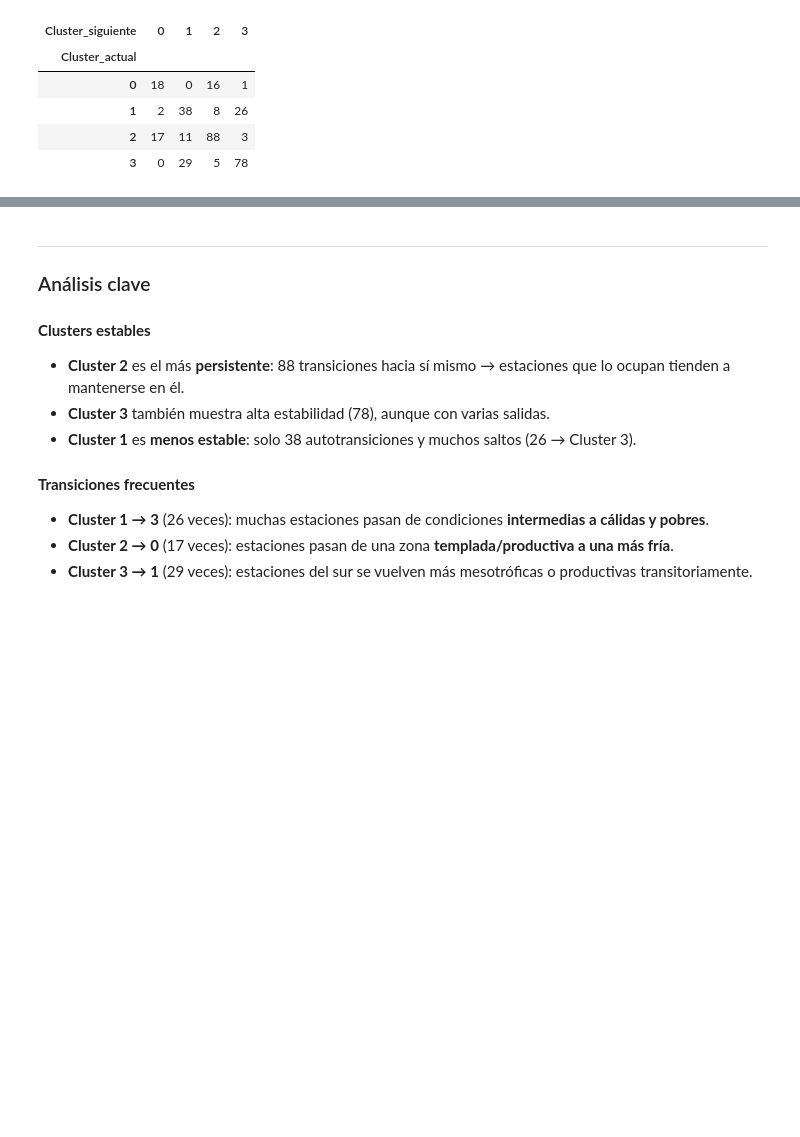
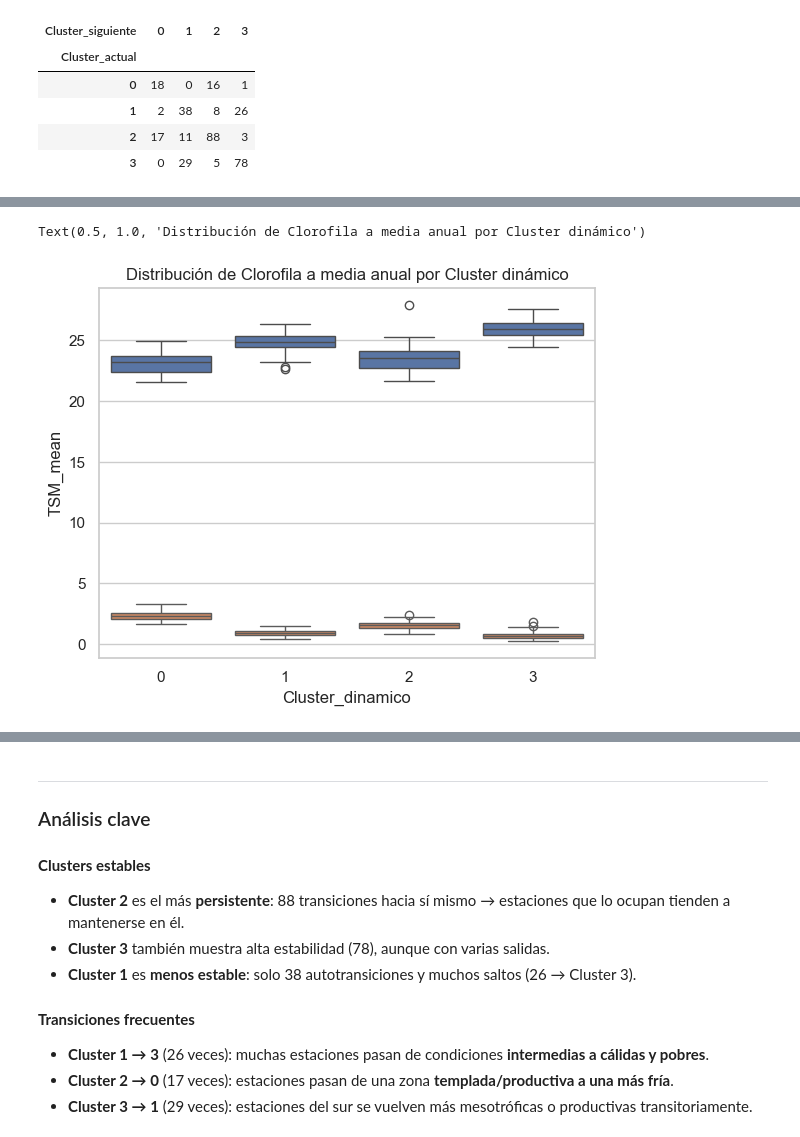
Before and after one commit to tukey-stans/ae-oceanografia-golfo-cali, a Jupyter notebook: notebooks/AABR/AABR_Clustering_v2.ipynb, the cells around one changed output, grey strips where cells are left out. Drawn from its saved outputs; the diff is of its cells as text; code cells hidden in the pictures; blank space fills up the shorter version.

```diff
--- a/notebooks/AABR/AABR_Clustering_v2.ipynb
+++ b/notebooks/AABR/AABR_Clustering_v2.ipynb
@@ -919,0 +931,9 @@ matriz_transicion
+# %%
+sns.boxplot(data=agg_anual_año, x="Cluster_dinamico", y="TSM_mean")
+plt.title("Distribución de TSM media anual por Cluster dinámico")
+
+sns.boxplot(data=agg_anual_año, x="Cluster_dinamico", y="Chla_mean")
+plt.title("Distribución de Clorofila a media anual por Cluster dinámico")
+# %% [output]
+Text(0.5, 1.0, 'Distribución de Clorofila a media anual por Cluster dinámico')
+[figure, added]
```
Also changed, not shown: parts of 6 cells of this notebook, 1 other file.
